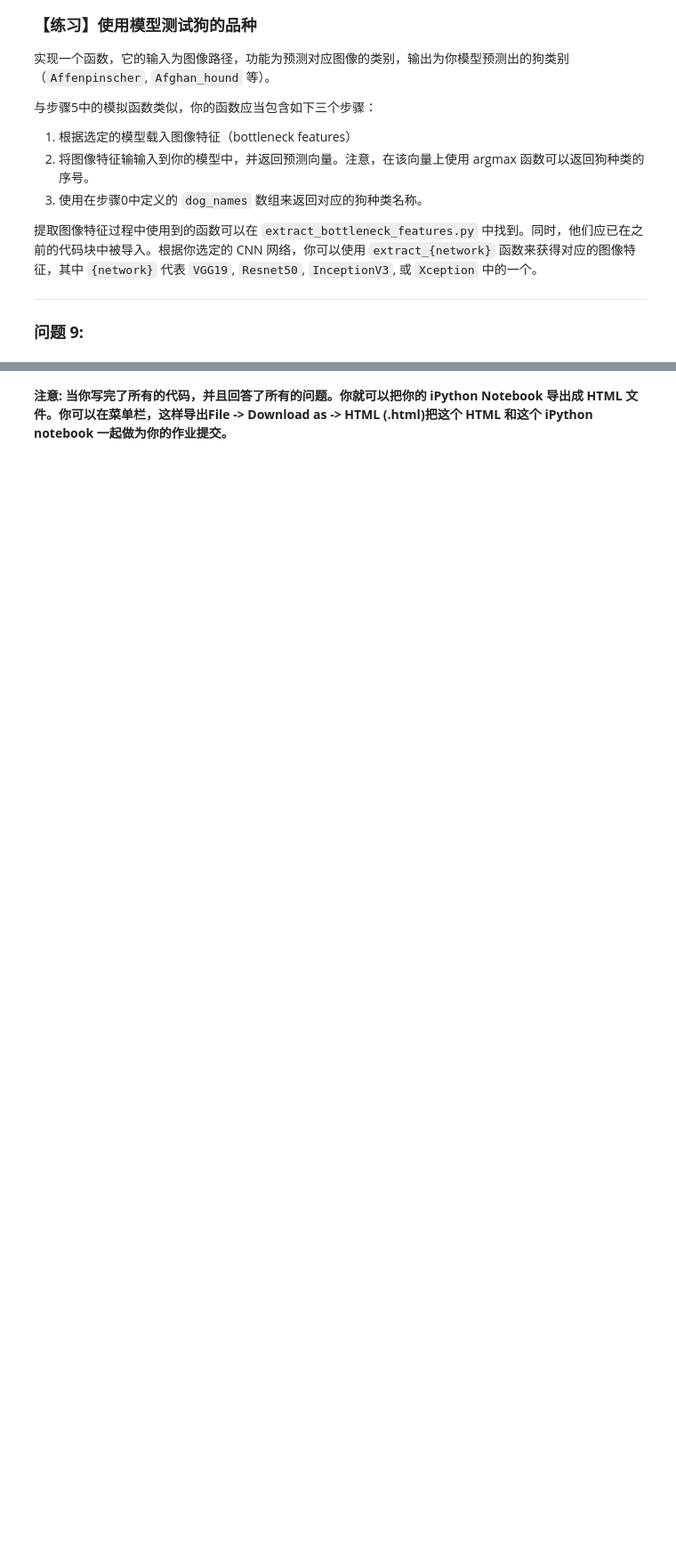
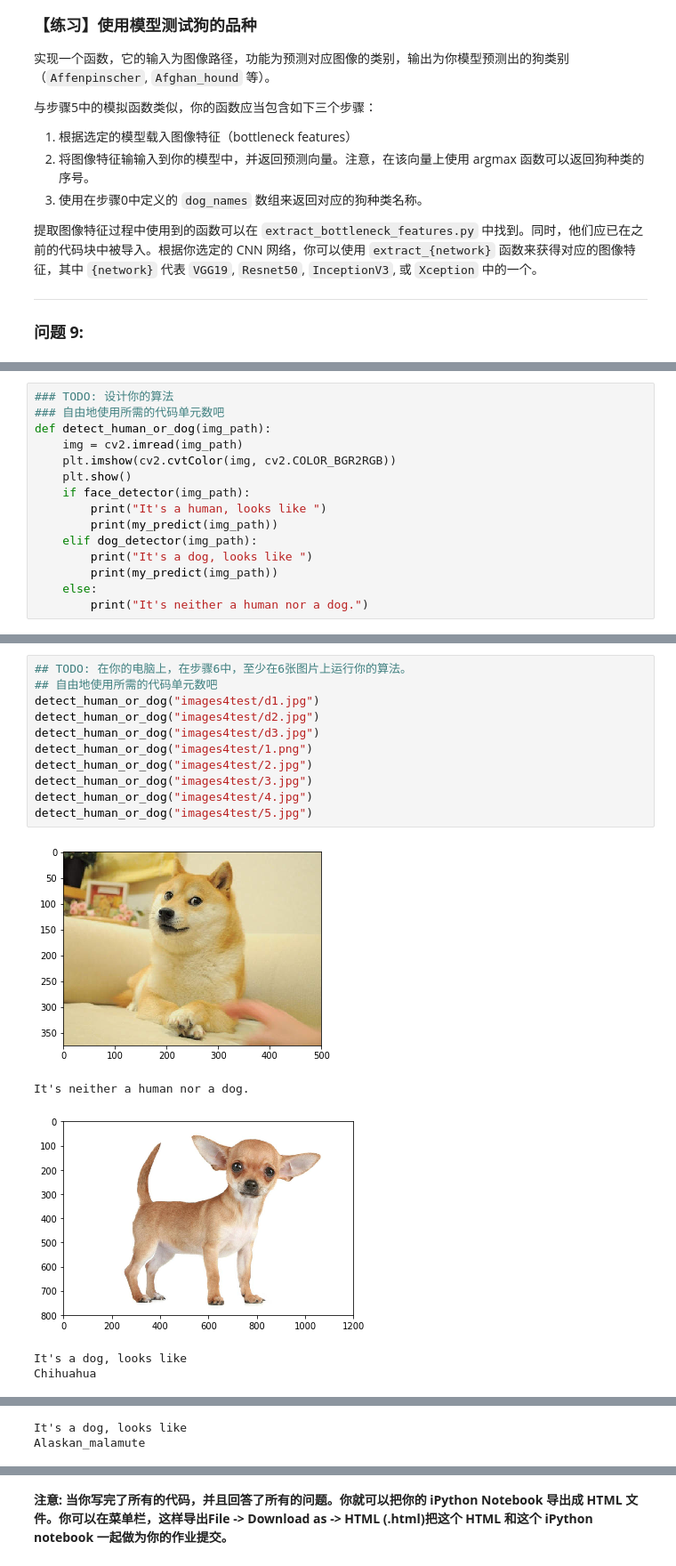
Before and after one commit to zhangjdev/cn-deep-learning, a Jupyter notebook: dog-project/dog_app.ipynb, the cells around one changed output, grey strips where cells are left out. Shown at 89% size. Cells and saved outputs as stored; diff of their text form; blank space fills up the shorter version.

```diff
--- a/dog-project/dog_app.ipynb
+++ b/dog-project/dog_app.ipynb
@@ -873,3 +818,18 @@ def detect_human_or_dog(img_path):
+# %%
+### TODO: 设计你的算法
+### 自由地使用所需的代码单元数吧
+def detect_human_or_dog(img_path):
+    img = cv2.imread(img_path)
+    plt.imshow(cv2.cvtColor(img, cv2.COLOR_BGR2RGB))
+    plt.show()
+    if face_detector(img_path):
+        print("It's a human, looks like ")
+        print(my_predict(img_path))
+    elif dog_detector(img_path):
+        print("It's a dog, looks like ")
+        print(my_predict(img_path))
+    else:
+        print("It's neither a human nor a dog.")
 # %% [markdown]
 ---
 <a id='step7'></a>
@@ -899,0 +862,17 @@ KeyboardInterrupt:
+# %%
+## TODO: 在你的电脑上，在步骤6中，至少在6张图片上运行你的算法。
+## 自由地使用所需的代码单元数吧
+detect_human_or_dog("images4test/d1.jpg")
+detect_human_or_dog("images4test/d2.jpg")
+detect_human_or_dog("images4test/d3.jpg")
+detect_human_or_dog("images4test/1.png")
+detect_human_or_dog("images4test/2.jpg")
+detect_human_or_dog("images4test/3.jpg")
+detect_human_or_dog("images4test/4.jpg")
+detect_human_or_dog("images4test/5.jpg")
+# %% [output]
+[figure, added]
+It's neither a human nor a dog.
+[figure, added]
+It's a dog, looks like
+Chihuahua
@@ -899,0 +880,2 @@ KeyboardInterrupt:
+It's a dog, looks like
+Alaskan_malamute
```
Also changed, not shown: parts of 17 cells of this notebook, 21 other files.
